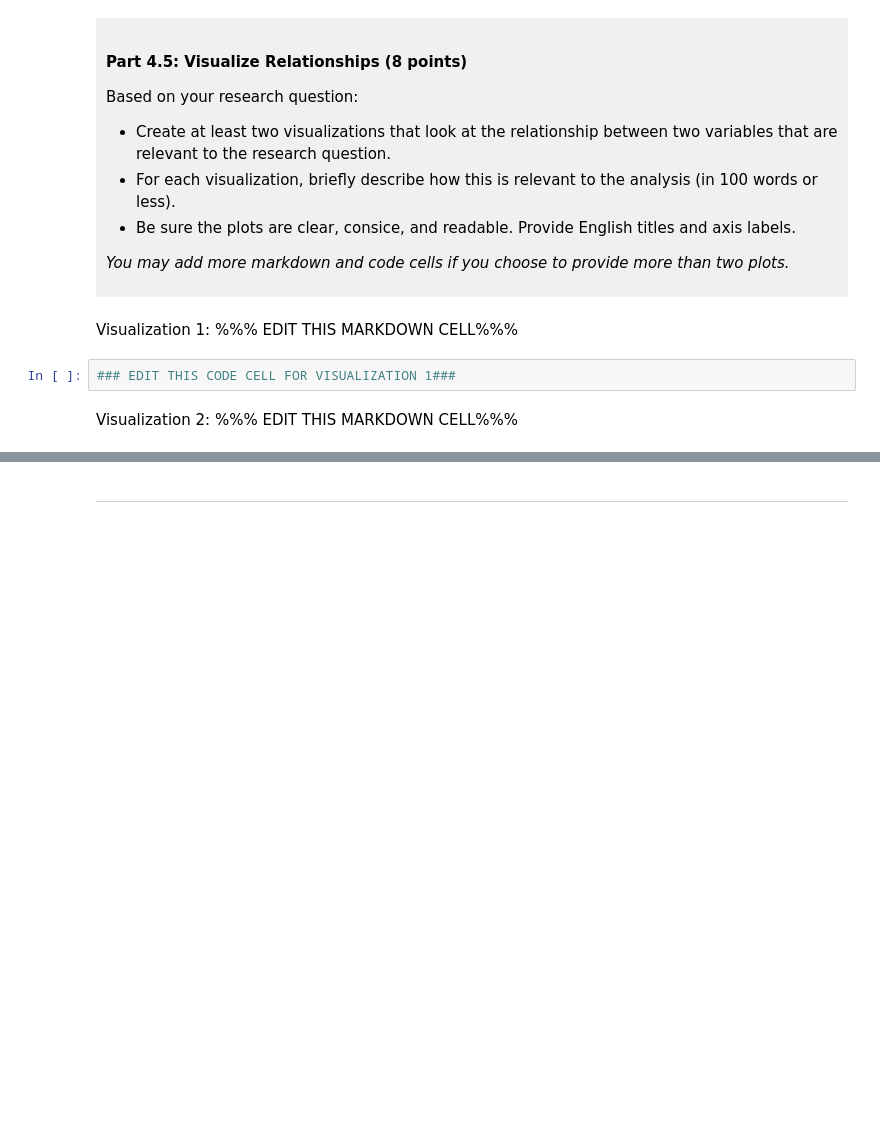
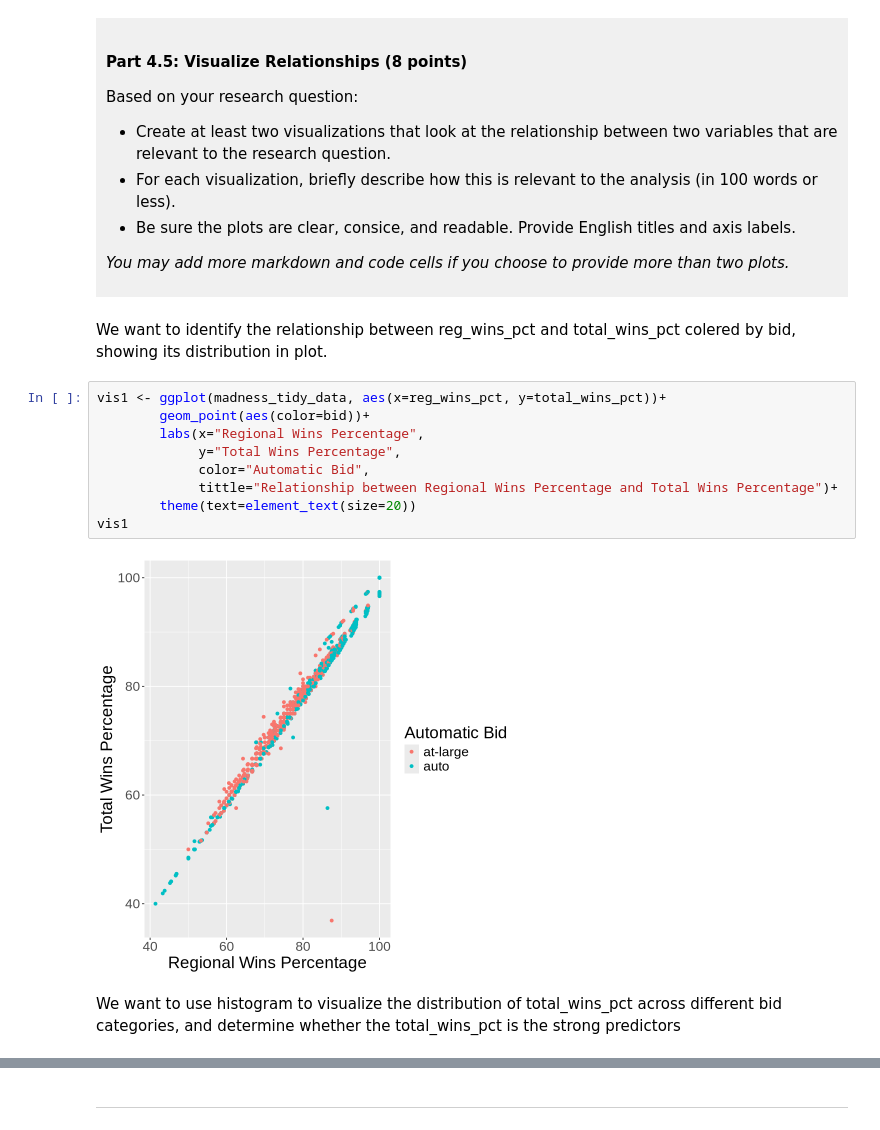
Before and after one commit to M1105-oso/masonli-dsci100-project, a Jupyter notebook: dsci-100-project-notebook.ipynb, the cells around one changed output, grey strips where cells are left out. Drawn from its saved outputs; the diff is of its cells as text; blank space fills up the shorter version.

```diff
--- a/dsci-100-project-notebook.ipynb
+++ b/dsci-100-project-notebook.ipynb
@@ -318,9 +401,18 @@ Based on your research question:
 *You may add more markdown and code cells if you choose to provide more than two plots.*
 </div>
 # %% [markdown]
-Visualization 1: %%% EDIT THIS MARKDOWN CELL%%%
+We want to identify the relationship between reg_wins_pct and total_wins_pct colered by bid, showing its distribution in plot.
 # %%
-### EDIT THIS CODE CELL FOR VISUALIZATION 1###
+vis1 <- ggplot(madness_tidy_data, aes(x=reg_wins_pct, y=total_wins_pct))+
+        geom_point(aes(color=bid))+
+        labs(x="Regional Wins Percentage",
+             y="Total Wins Percentage",
+             color="Automatic Bid",
+             tittle="Relationship between Regional Wins Percentage and Total Wins Percentage")+
+        theme(text=element_text(size=20))
+vis1
+# %% [output]
+[figure, added]
 # %% [markdown]
-Visualization 2: %%% EDIT THIS MARKDOWN CELL%%%
+We want to use histogram to visualize the distribution of total_wins_pct across different bid categories, and determine whether the total_wins_pct is the strong predictors
 # %%
```
Also changed, not shown: parts of 9 cells of this notebook.
